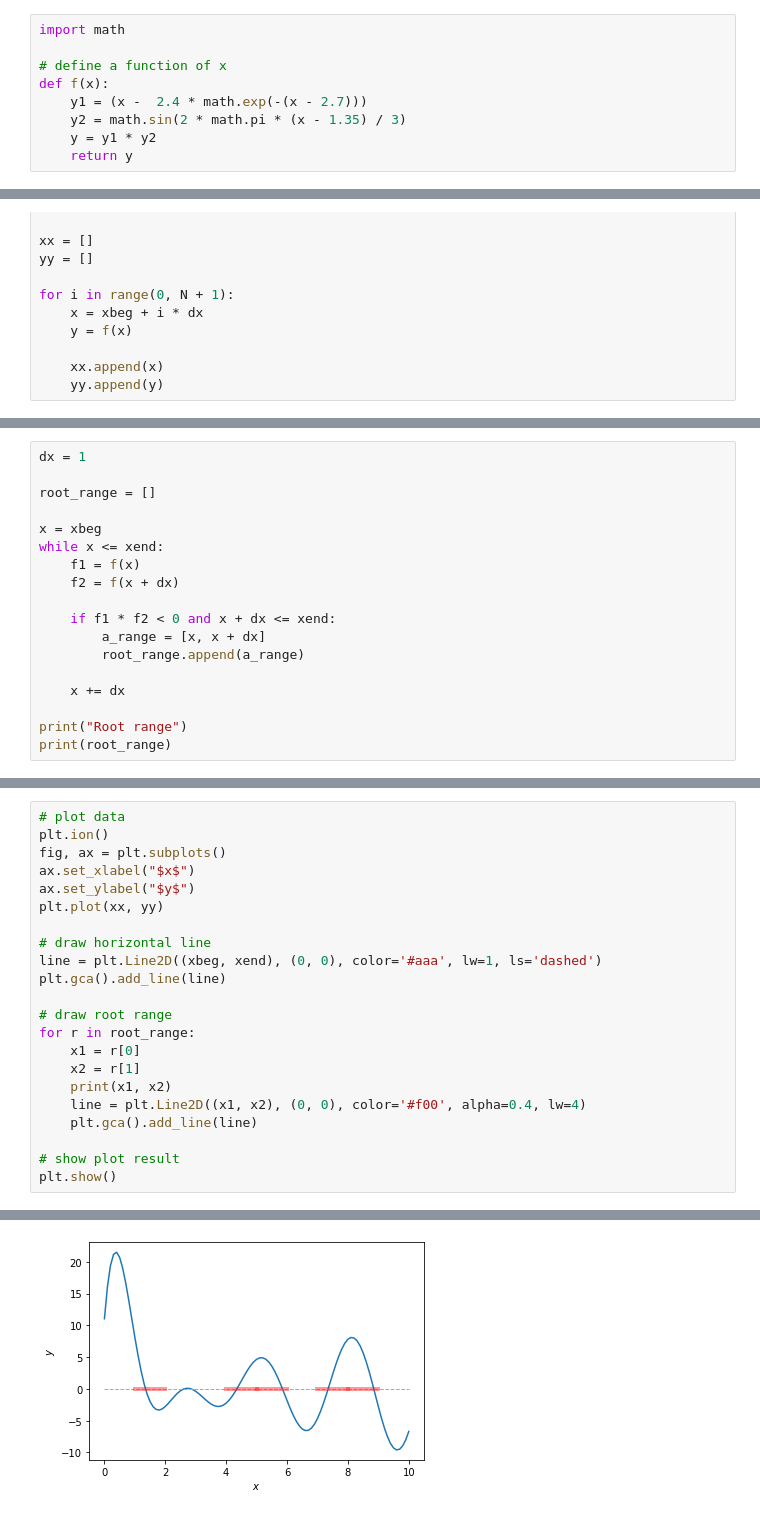
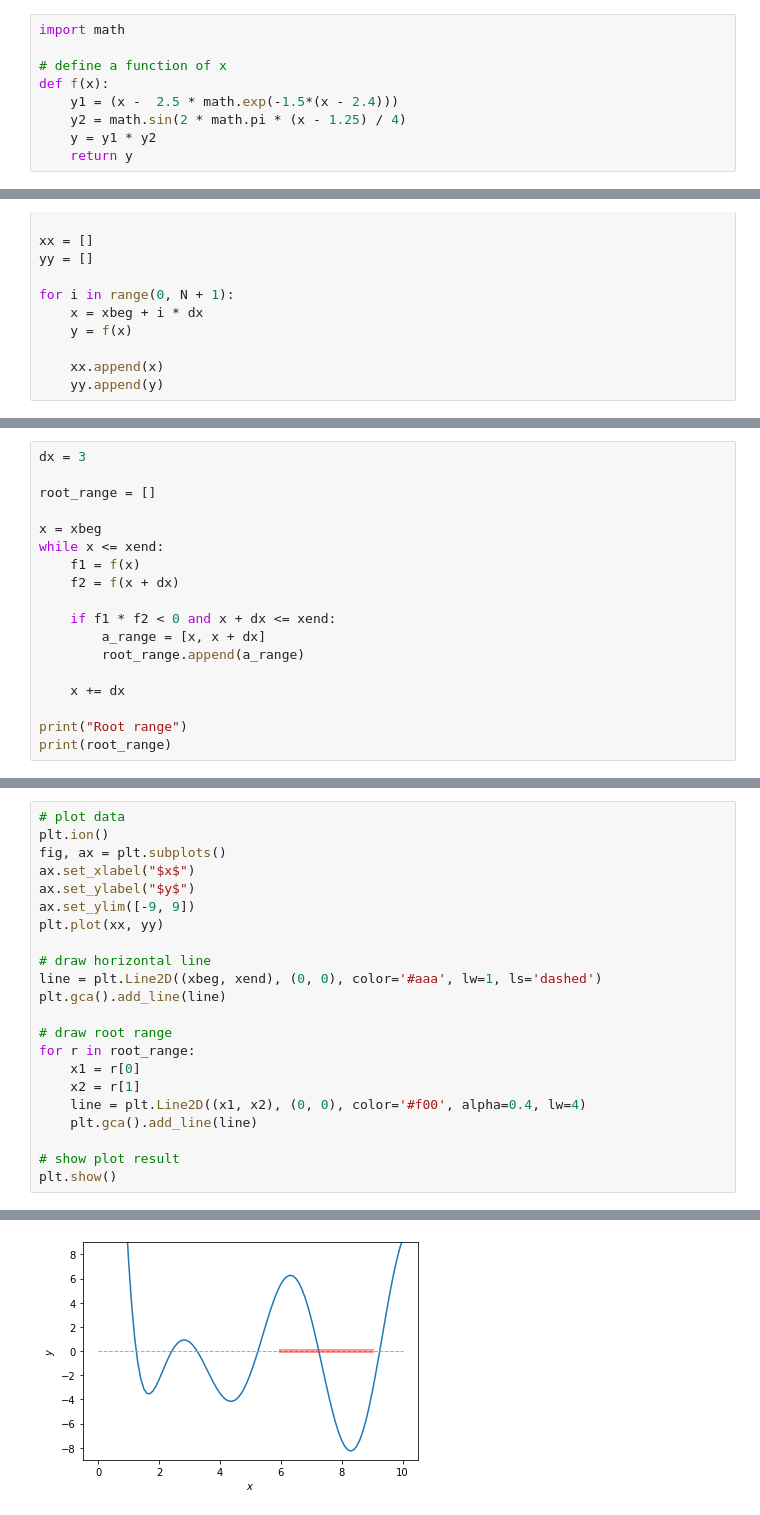
Before and after one commit to dudung/2021-2-fi3201-01-u2, a Jupyter notebook: que/10200000/root_finding_scan_range_method.ipynb, the cells around one changed output, grey strips where cells are left out. Drawn from its saved outputs; the diff is of its cells as text.

```diff
--- a/que/10200000/root_finding_scan_range_method.ipynb
+++ b/que/10200000/root_finding_scan_range_method.ipynb
@@ -34,8 +36,8 @@ import math
 
 # define a function of x
 def f(x):
-    y1 = (x -  2.4 * math.exp(-(x - 2.7)))
-    y2 = math.sin(2 * math.pi * (x - 1.35) / 3)
+    y1 = (x -  2.5 * math.exp(-1.5*(x - 2.4)))
+    y2 = math.sin(2 * math.pi * (x - 1.25) / 4)
     y = y1 * y2
     return y
 # %%
@@ -91,5 +78,5 @@ Kode <a name='cod1'>1</a>. Mencari rentang dengan akar di dalamnya.
 # %%
-dx = 1
+dx = 3
 
 root_range = []
 
@@ -119,6 +106,7 @@ plt.ion()
 fig, ax = plt.subplots()
 ax.set_xlabel("$x$")
 ax.set_ylabel("$y$")
+ax.set_ylim([-9, 9])
 plt.plot(xx, yy)
 
 # draw horizontal line
@@ -129,7 +117,6 @@ plt.gca().add_line(line)
 for r in root_range:
     x1 = r[0]
     x2 = r[1]
-    print(x1, x2)
     line = plt.Line2D((x1, x2), (0, 0), color='#f00', alpha=0.4, lw=4)
     plt.gca().add_line(line)
 
@@ -144 +126 @@ plt.show()
-[figure, old version]
+[figure, new version]
```
Also changed, not shown: parts of 11 cells of this notebook.
